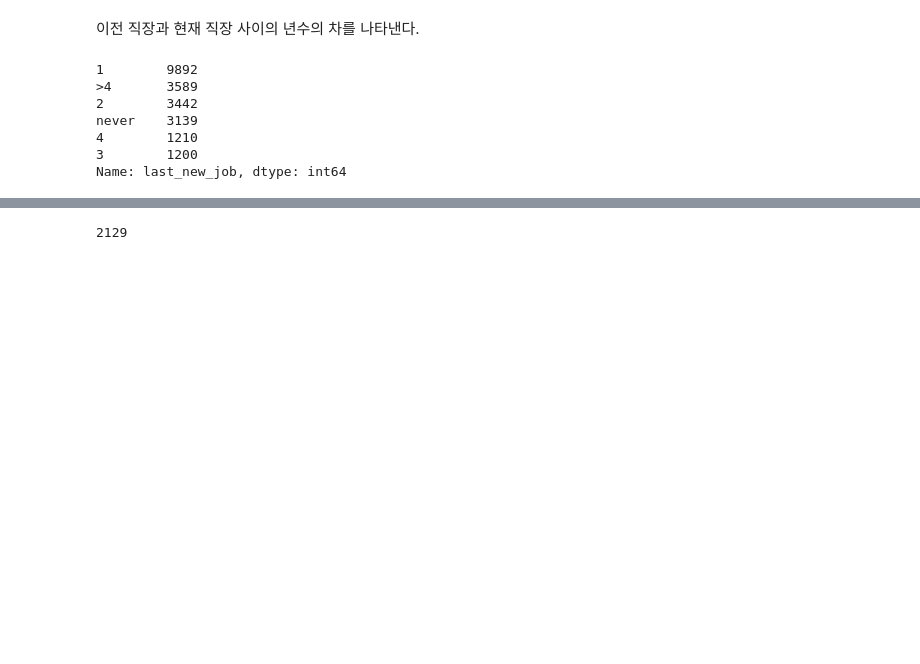
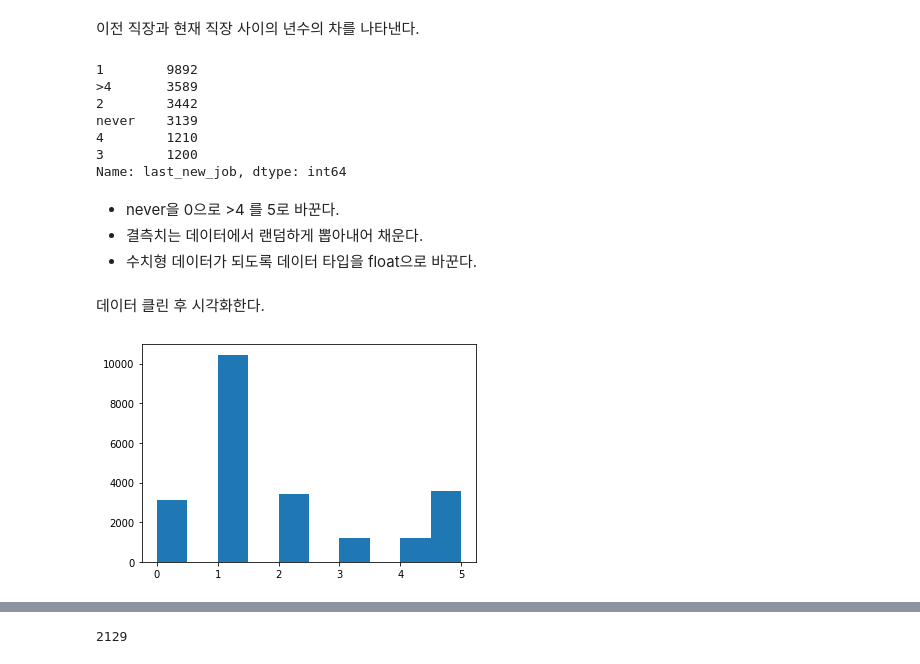
Before and after one commit to hiswordsini/AI_Bootcamp_Project, a Jupyter notebook: Section2.ipynb, the cells around one changed output, grey strips where cells are left out. Drawn from its saved outputs; the diff is of its cells as text; code cells hidden in the pictures; blank space fills up the shorter version.

```diff
--- a/Section2.ipynb
+++ b/Section2.ipynb
@@ -989,3 +993,24 @@ never    3139
 4        1210
 3        1200
 Name: last_new_job, dtype: int64
+# %% [markdown]
+
+
+*   never을 0으로 >4 를 5로 바꾼다.
+*   결측치는 데이터에서 랜덤하게 뽑아내어 채운다.
+*   수치형 데이터가 되도록 데이터 타입을 float으로 바꾼다.
+# %%
+train_upsampled['last_new_job'] = train_upsampled['last_new_job'].replace('>4', 5)
+train_upsampled['last_new_job'] = train_upsampled['last_new_job'].replace('never', 0)
+train_upsampled['last_new_job'] = train_upsampled['last_new_job'].fillna(np.random.choice(train_upsampled['last_new_job']))
+train_upsampled['last_new_job'] = train_upsampled['last_new_job'].astype('float64')
+val_upsampled['last_new_job'] = val_upsampled['last_new_job'].replace('>4', 5)
+val_upsampled['last_new_job'] = val_upsampled['last_new_job'].replace('never', 0)
+val_upsampled['last_new_job'] = val_upsampled['last_new_job'].fillna(np.random.choice(val_upsampled['last_new_job']))
+val_upsampled['last_new_job'] = val_upsampled['last_new_job'].astype('float64')
+# %% [markdown]
+데이터 클린 후 시각화한다.
+# %%
+plt.hist(data=train_upsampled, x='last_new_job');
+# %% [output]
+[figure, added]
```
Also changed, not shown: parts of 25 cells of this notebook.
